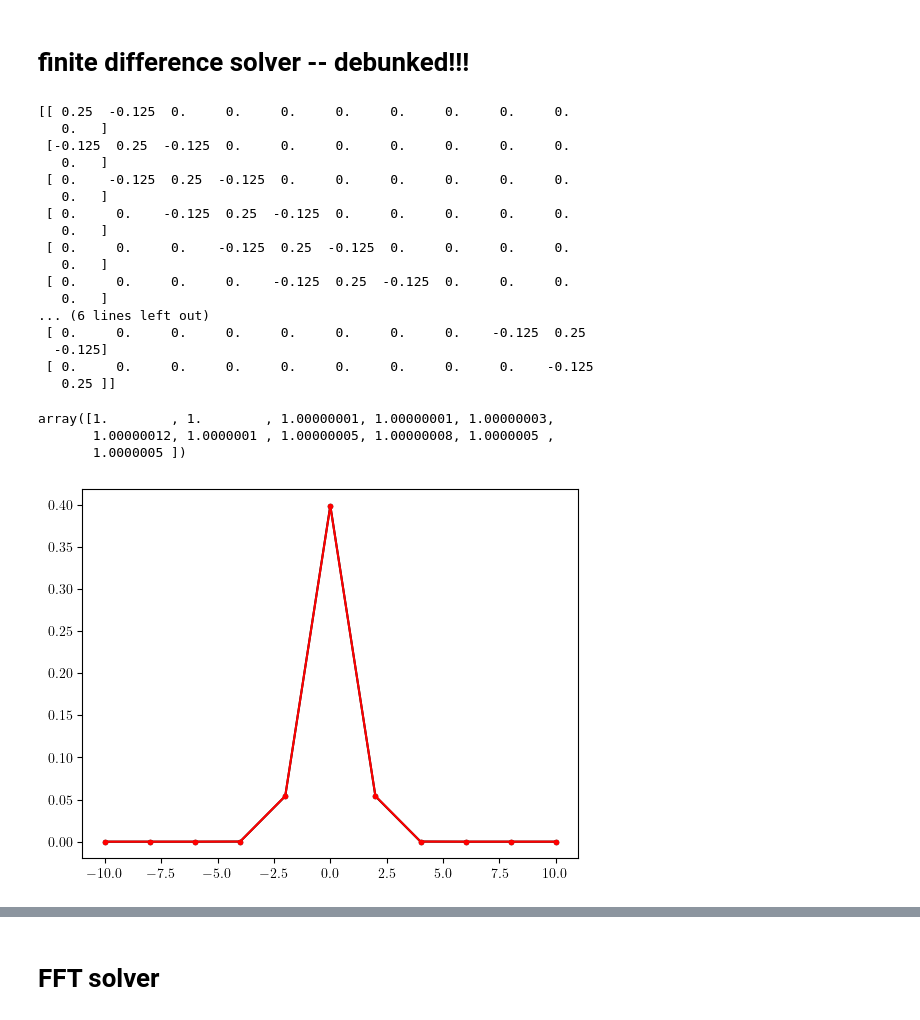
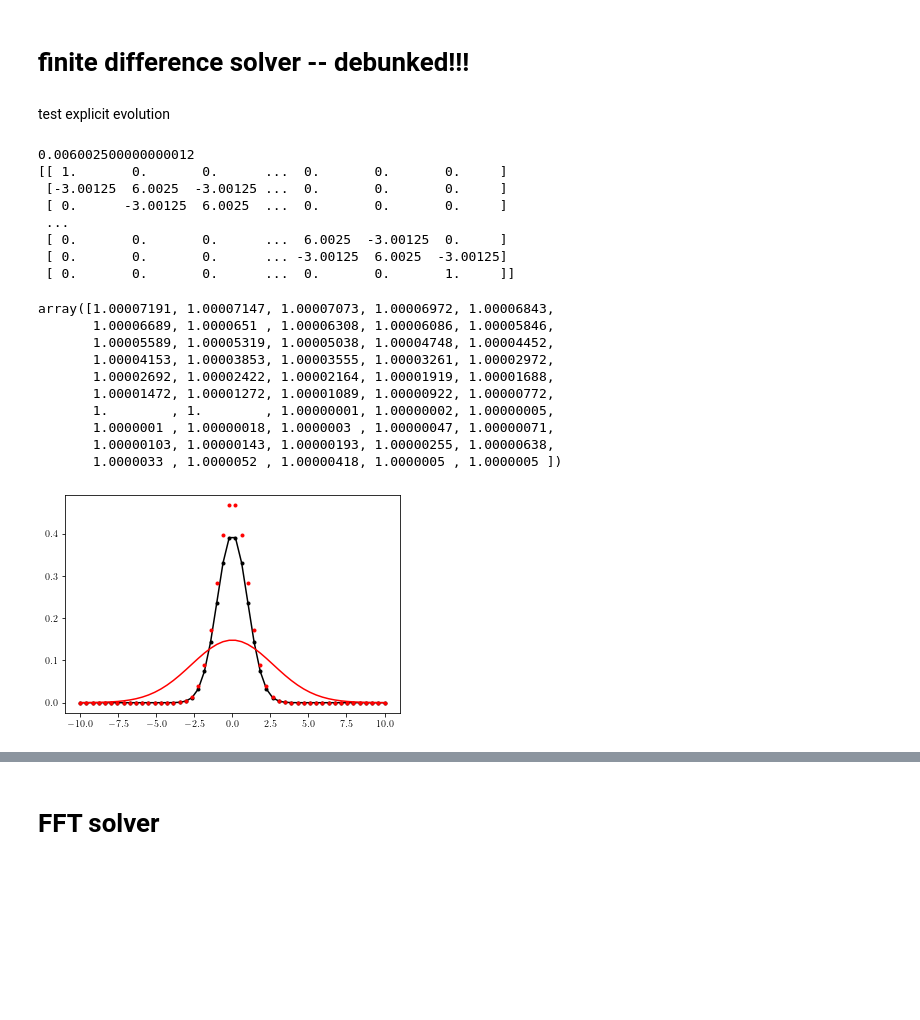
Before and after one commit to rwhitehill/CP-PHYS811-F24, a Jupyter notebook: Final/main.ipynb, the cells around one changed output, grey strips where cells are left out. Cells and saved outputs as stored; diff of their text form; code cells hidden in the pictures; blank space fills up the shorter version.

```diff
--- a/Final/main.ipynb
+++ b/Final/main.ipynb
@@ -15,62 +15,74 @@ plt.rcParams.update({
 def get_U_fde(dt,x,V=lambda t: np.full(t.shape[0],0),m=1):
     dx = x[1] - x[0]
     N  = x.shape[0]
-    H  = -(np.diag(np.full(N-1,1),k=-1) - 2*np.diag(np.full(N,1),k=0) + np.diag(np.full(N-1,1),k=1))/2/m/dx**2 + np.diag(V(x),k=0)
+    H  = -(np.diag(np.full(N-1,1),k=-1) - np.diag(np.full(N,2),k=0) + np.diag(np.full(N-1,1),k=1))/2/m/dx**2 + np.diag(V(x),k=0)
+    H[0][:2]   = np.array([1,0])
+    H[-1][-2:] = np.array([0,1])
     print(H)
+
+    U = np.eye(N) - complex(0,dt)*H
+    return U
+
+def get_U_fdi(dt,x,V=lambda t: np.full(t.shape[0],0),m=1):
+    dx = x[1] - x[0]
+    N  = x.shape[0]
+    H  = -(np.diag(np.full(N-1,1),k=-1) - np.diag(np.full(N,2),k=0) + np.diag(np.full(N-1,1),k=1))/2/m/dx**2 + np.diag(V(x),k=0)
     H[0][:2]   = np.array([1,0])
     H[-1][-2:] = np.array([0,1])
 
-    U = np.eye(N) - complex(0,dt)*H
+    U = np.eye(N) + complex(0,dt)*H
     return U
-# %%
-x = np.linspace(-10,10,11)
-
-x0,sig = 0,1
-psi0    = (2*np.pi*sig**2)**(-1/4)*np.exp(-(x-x0)**2/4/sig**2)
-
-dt = 0.001
-U  = get_U_fde(dt,x)
-np.abs(np.linalg.eigvals(U))
-# %% [output]
-[[ 0.25  -0.125  0.     0.     0.     0.     0.     0.     0.     0.
-   0.   ]
- [-0.125  0.25  -0.125  0.     0.     0.     0.     0.     0.     0.
-   0.   ]
- [ 0.    -0.125  0.25  -0.125  0.     0.     0.     0.     0.     0.
-   0.   ]
- [ 0.     0.    -0.125  0.25  -0.125  0.     0.     0.     0.     0.
-   0.   ]
- [ 0.     0.     0.    -0.125  0.25  -0.125  0.     0.     0.     0.
-   0.   ]
- [ 0.     0.     0.     0.    -0.125  0.25  -0.125  0.     0.     0.
-   0.   ]
-... (6 lines left out)
- [ 0.     0.     0.     0.     0.     0.     0.     0.    -0.125  0.25
-  -0.125]
- [ 0.     0.     0.     0.     0.     0.     0.     0.     0.    -0.125
-   0.25 ]]
-array([1.        , 1.        , 1.00000001, 1.00000001, 1.00000003,
-       1.00000012, 1.0000001 , 1.00000005, 1.00000008, 1.0000005 ,
-       1.0000005 ])
 # %%
 def gauss_psi(x,t,a=1,m=1):
     gam = complex(1,2*a*t/m)
     return (2*a/np.pi)**(1/4)*1/np.sqrt(gam)*np.exp(-a*x**2/gam)
+# %% [markdown]
+test explicit evolution
+# %%
+x  = np.linspace(-10,10,50)
+dx = x[1] - x[0]
+
+x0,sig = 0,1
+psi0    = (2*np.pi*sig**2)**(-1/4)*np.exp(-(x-x0)**2/4/sig**2)
+
+dt = 0.001
+print(dt/dx**2)
+U  = get_U_fde(dt,x)
+np.abs(np.linalg.eigvals(U))
+# %% [output]
+0.006002500000000012
+[[ 1.       0.       0.      ...  0.       0.       0.     ]
+ [-3.00125  6.0025  -3.00125 ...  0.       0.       0.     ]
+ [ 0.      -3.00125  6.0025  ...  0.       0.       0.     ]
+ ...
+ [ 0.       0.       0.      ...  6.0025  -3.00125  0.     ]
+ [ 0.       0.       0.      ... -3.00125  6.0025  -3.00125]
+ [ 0.       0.       0.      ...  0.       0.       1.     ]]
+array([1.00007191, 1.00007147, 1.00007073, 1.00006972, 1.00006843,
+       1.00006689, 1.0000651 , 1.00006308, 1.00006086, 1.00005846,
+       1.00005589, 1.00005319, 1.00005038, 1.00004748, 1.00004452,
+       1.00004153, 1.00003853, 1.00003555, 1.00003261, 1.00002972,
+       1.00002692, 1.00002422, 1.00002164, 1.00001919, 1.00001688,
+       1.00001472, 1.00001272, 1.00001089, 1.00000922, 1.00000772,
+       1.        , 1.        , 1.00000001, 1.00000002, 1.00000005,
+       1.0000001 , 1.00000018, 1.0000003 , 1.00000047, 1.00000071,
+       1.00000103, 1.00000143, 1.00000193, 1.00000255, 1.00000638,
+       1.0000033 , 1.0000052 , 1.00000418, 1.0000005 , 1.0000005 ])
 # %%
 # for _ in rho[0]:
 rho0 = np.abs(psi0)**2
 plt.plot(x,rho0,'k.')
 temp = gauss_psi(x,0,a=1/4/sig**2)
 plt.plot(x,np.real(temp*temp.conjugate()),'k-')
 
-Nt = 100
+Nt = 5000
 psi = (U**Nt)@psi0
 rho = np.abs(psi)**2
 plt.plot(x,rho,'r.')
 temp = gauss_psi(x,Nt*dt,a=1/4/sig**2)
 plt.plot(x,np.abs(temp)**2,'r-')
 
 
 plt.show()
 # %% [output]
-[figure, old version]
+[figure, new version]
```
Also changed, not shown: parts of 3 cells of this notebook, 8 other files.
